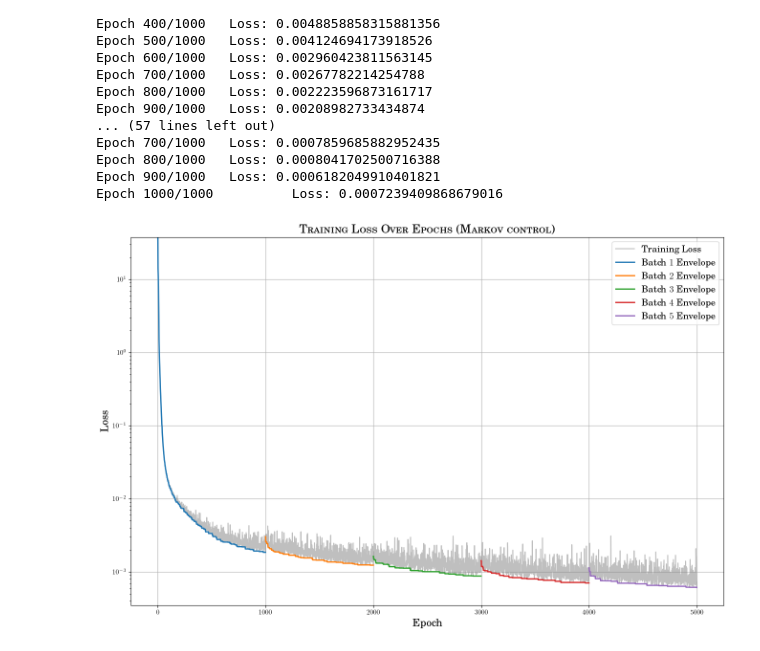
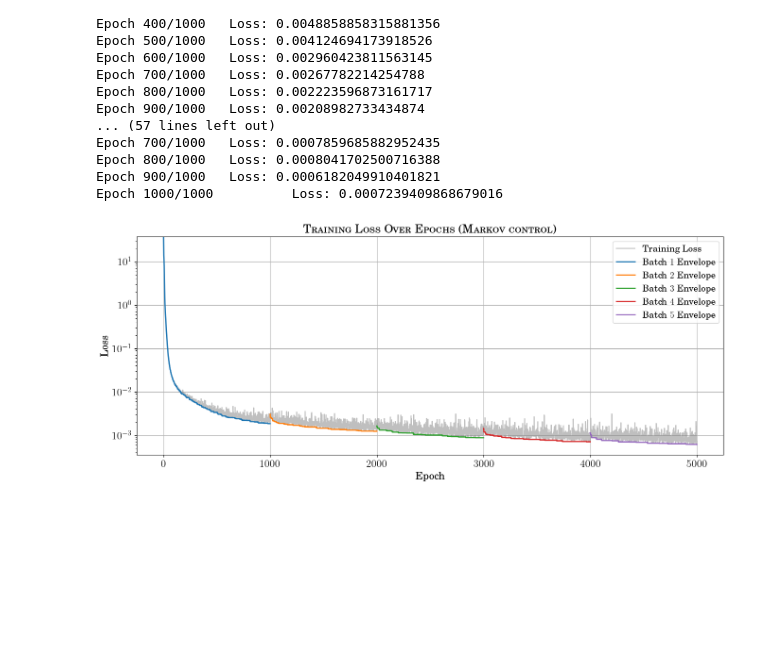
Before and after one commit to Warren12138/SCDAA, a Jupyter notebook: Exercise2.ipynb, the cells around one changed output. Saved outputs shown, nothing was run; the diff lists cells and outputs as text; code cells hidden in the pictures; blank space fills up the shorter version.

```diff
--- a/Exercise2.ipynb
+++ b/Exercise2.ipynb
@@ -149,7 +164,7 @@ plt.rc('text.latex', preamble=r'\usepackage{tgschola}')
 # Calculate the envelope of the minimum values accumulated over epochs to highlight the overall trend.
 envelope_lower = np.minimum.accumulate(epoch_losses)
 
-plt.figure(figsize=(16, 10))
+plt.figure(figsize=(16, 6))
 
 # Plot the raw training losses as a grey line to show all fluctuations.
 plt.plot(epoch_losses, label=r'\rmfamily {\textmd{Training Loss}}', alpha=0.5, color='grey')
@@ -183,7 +198,9 @@ plt.ylim(min(epoch_losses) - 0.01, max(epoch_losses) + 0.01)
 
 # Add a legend to the plot.
 plt.legend(fontsize=14)
-
+plt.rcParams['axes.labelsize'] = 16
+plt.rcParams['xtick.labelsize'] = 16
+plt.rcParams['ytick.labelsize'] = 16
 # Enable grid for easier reading of values.
 plt.grid(True)
 
@@ -411,7 +432,7 @@ Epoch 1000/1000          Loss: 0.0007239409868679016
 envelope_lower = np.minimum.accumulate(epoch_losses_control)
 
 # Initialize figure for plotting
-plt.figure(figsize=(16, 10))
+plt.figure(figsize=(16, 6))
 
 # Plot the raw training loss with semi-transparency to indicate fluctuation
 plt.plot(epoch_losses_control, label=r'\rmfamily \textmd{Training Loss}', alpha=0.5, color='grey')
@@ -430,35 +451,37 @@ for i in range(batch_size):
     envelope_lower = np.minimum.accumulate(batch_losses)
 
     # Plot the envelope for the current batch, highlighting the best performance
     plt.plot(batch_epochs, envelope_lower, label=r'\rmfamily \textmd {Batch }'+f'${i+1}$'+r'\rmfamily \textmd { Envelope}', lw=2)
 
 # Set the y-axis to logarithmic scale to better visualize changes over orders of magnitude
 plt.yscale('log')
 
 # Label the x and y axes with appropriate descriptions and font settings
 plt.xlabel(r'\rmfamily \textmd {Epoch}', fontsize=16)
 plt.ylabel(r'\rmfamily \textmd {Loss}', fontsize=16)
 
 # Set the title of the plot, emphasizing the focus on training loss for Markov control
 plt.title(r'\rmfamily {\textsc{Training Loss Over Epochs (Markov control)}}', fontsize=18)
 
 # Adjust the y-axis limits to closely frame the data while maintaining readability
 plt.ylim(min(epoch_losses_control) - 0.01, max(epoch_losses_control) + 0.01)
 
 # Display a legend to identify each batch's envelope
 plt.legend(fontsize=14)
-
+plt.rcParams['axes.labelsize'] = 16
+plt.rcParams['xtick.labelsize'] = 16
+plt.rcParams['ytick.labelsize'] = 16
 # Enable grid lines for easier interpretation of the plot
 plt.grid(True)
 
 # Save the plot as both EPS and PNG files for high-quality viewing and easy sharing
 plt.savefig('Exercise2/Training Loss (Markov control).pdf', format='pdf', dpi=600)
 plt.savefig('Exercise2/Training Loss (Markov control).png', format='png', dpi=600)
 
 # Display the plot
 plt.show()
 # %% [output]
-[figure, old version]
+[figure, new version]
 # %%
 # Save the trained Markov Control model to a file
 # The model is saved as a .pth file, which is a common extension for PyTorch model files.
```
Also changed, not shown: parts of 6 cells of this notebook.
